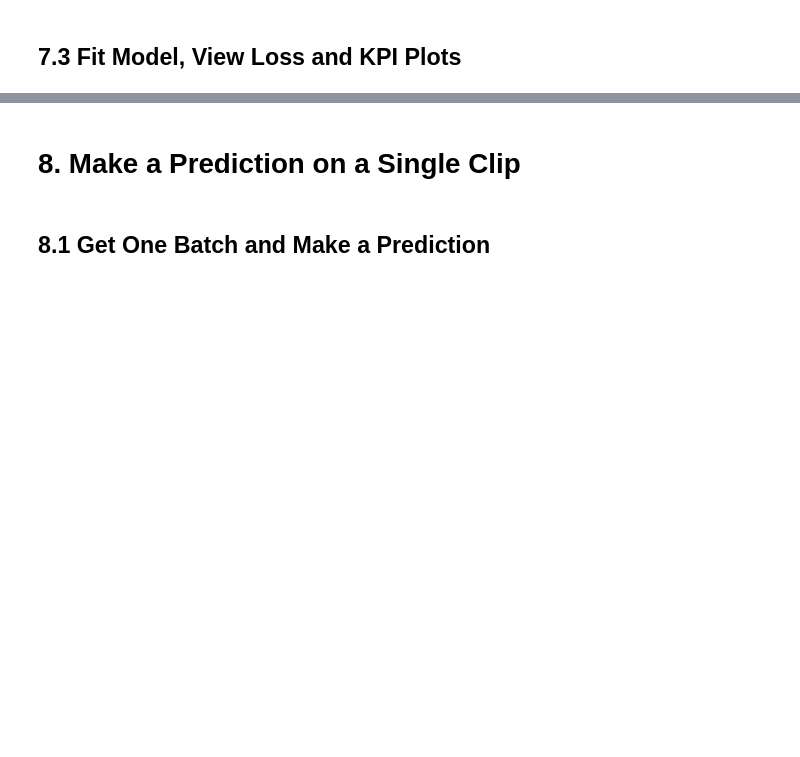
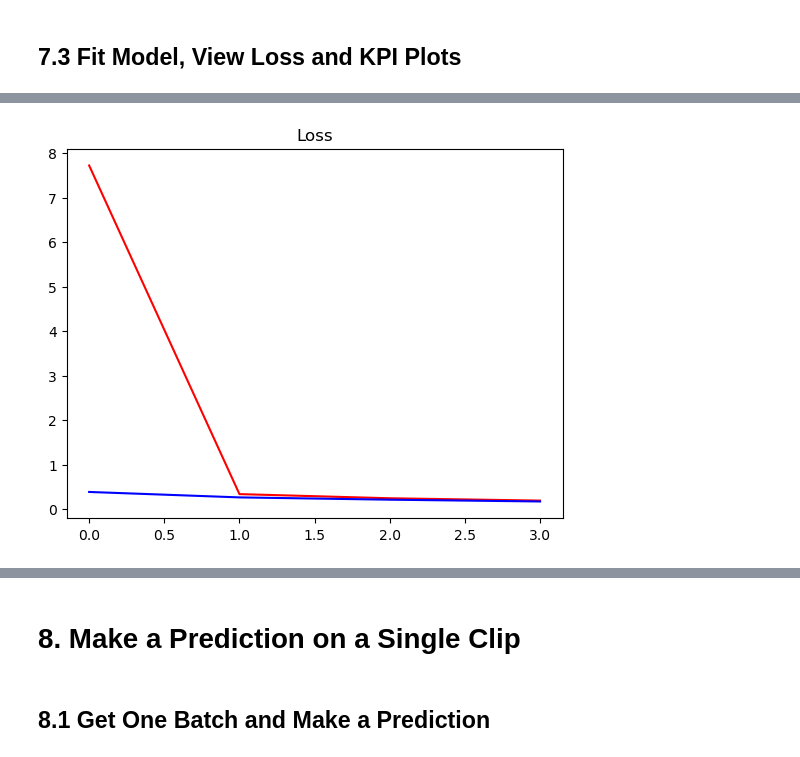
Before and after one commit to Koala280/ventilanalyse, a Jupyter notebook: another_tutorial/AudioClassification.ipynb, the cells around one changed output, grey strips where cells are left out. Drawn from its saved outputs; the diff is of its cells as text; code cells hidden in the pictures; blank space fills up the shorter version.

```diff
--- a/another_tutorial/AudioClassification.ipynb
+++ b/another_tutorial/AudioClassification.ipynb
@@ -242,0 +250,14 @@ plt.show()
+# %%
+# Model version with l2 regularization and dropout
+
+model2 = Sequential()
+model2.add(Conv2D(16, (3,3), activation='relu',kernel_regularizer=regularizers.l2(0.0001), input_shape=(491, 257,1)))
+model2.add(Conv2D(16, (3,3), kernel_regularizer=regularizers.l2(0.0001), activation='relu'))
+model2.add(Flatten())
+model2.add(Dense(128, kernel_regularizer=regularizers.l2(0.0001), activation='relu'))
+model2.add(Dropout(0.2))
+model2.add(Dense(1, kernel_regularizer=regularizers.l2(0.0001), activation='sigmoid'))
+
+model2.compile('Adam', loss='BinaryCrossentropy', metrics=[tf.keras.metrics.Recall(),tf.keras.metrics.Precision()])
+
+model2.summary()
@@ -242,0 +282,3 @@ plt.show()
+# %%
+# hist2 = model2.fit(train, epochs=8, validation_data=test, batch_size=23)
+hist2 = model2.fit(train, epochs=4, validation_data=test)
@@ -242,0 +294,7 @@ plt.show()
+# %%
+plt.title('Loss')
+plt.plot(hist2.history['loss'], 'r')
+plt.plot(hist2.history['val_loss'], 'b')
+plt.show()
+# %% [output]
+[figure, added]
```
Also changed, not shown: parts of 34 cells of this notebook, 1 other file.
